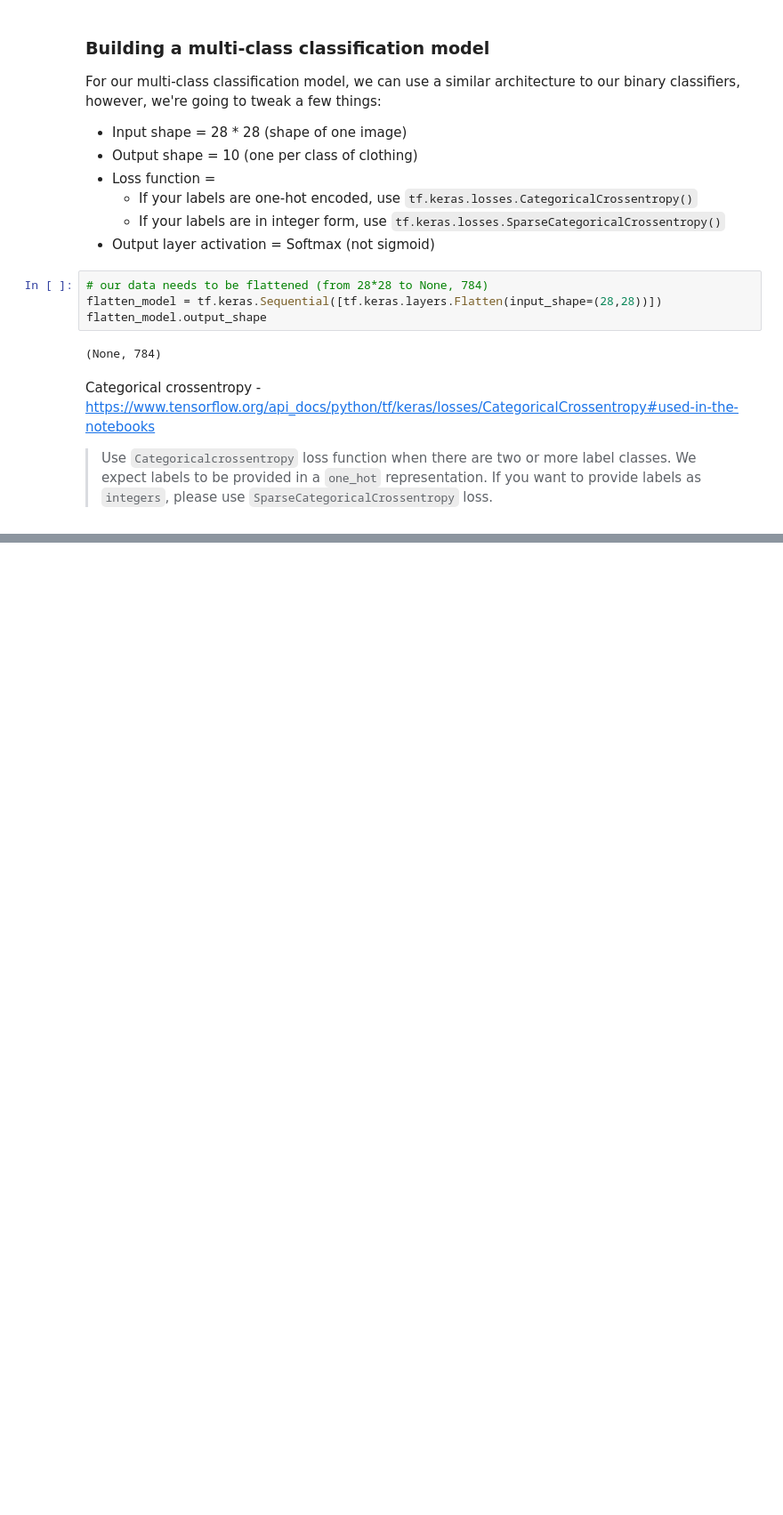
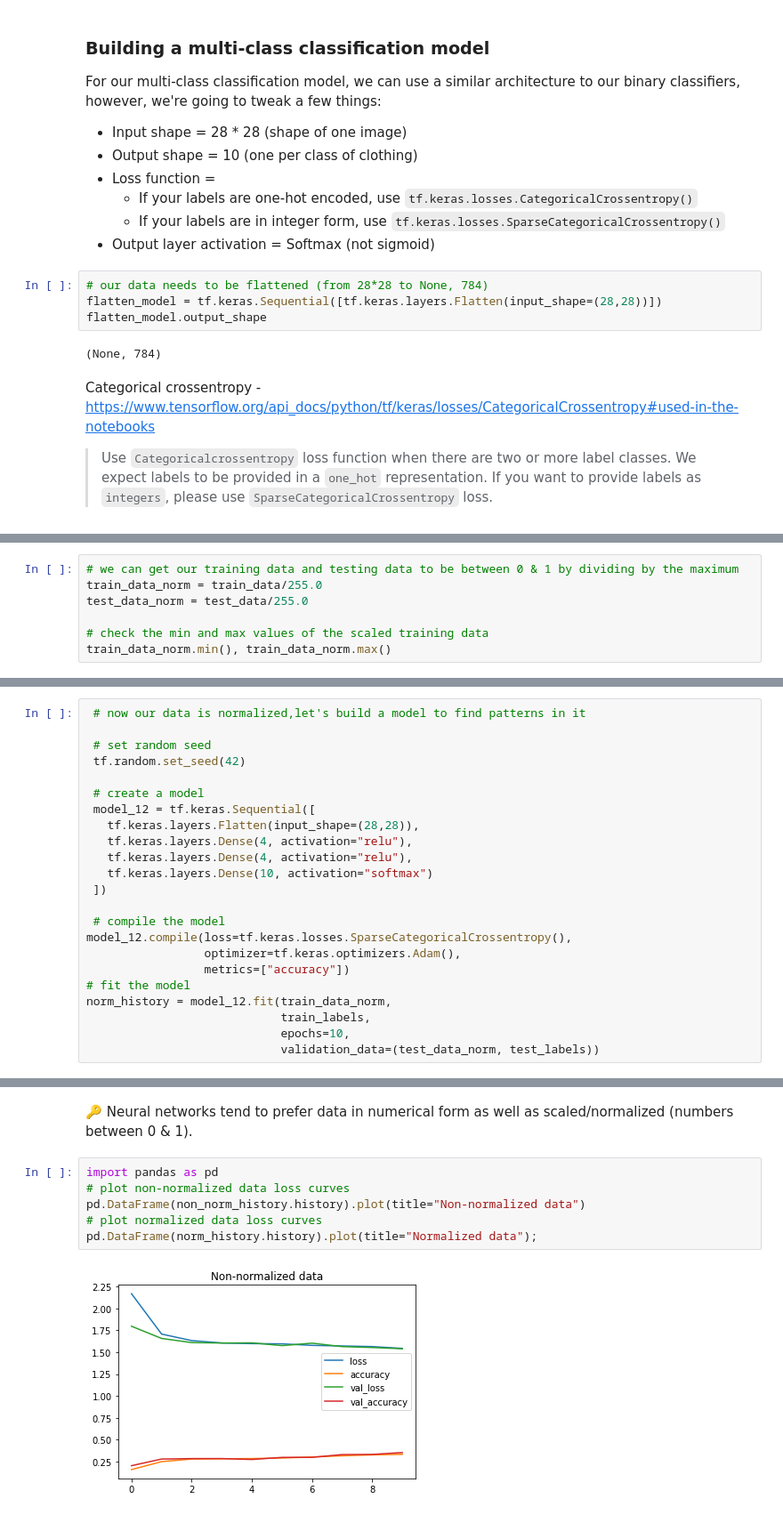
Before and after one commit to shaluc04/tensorflow-for-deeplearning, a Jupyter notebook: 02_neural_network_classification_with_tensorflow.ipynb, the cells around one changed output, grey strips where cells are left out. Shown: that part at 89% size. Saved outputs shown, nothing was run; the diff lists cells and outputs as text; blank space fills up the shorter version.

```diff
--- a/02_neural_network_classification_with_tensorflow.ipynb
+++ b/02_neural_network_classification_with_tensorflow.ipynb
@@ -1140,0 +1155,7 @@ Epoch 10/10
+# %%
+# we can get our training data and testing data to be between 0 & 1 by dividing by the maximum
+train_data_norm = train_data/255.0
+test_data_norm = test_data/255.0
+
+# check the min and max values of the scaled training data
+train_data_norm.min(), train_data_norm.max()
@@ -1140,0 +1164,23 @@ Epoch 10/10
+# %%
+ # now our data is normalized,let's build a model to find patterns in it
+
+ # set random seed
+ tf.random.set_seed(42)
+
+ # create a model
+ model_12 = tf.keras.Sequential([
+   tf.keras.layers.Flatten(input_shape=(28,28)),
+   tf.keras.layers.Dense(4, activation="relu"),
+   tf.keras.layers.Dense(4, activation="relu"),
+   tf.keras.layers.Dense(10, activation="softmax")
+ ])
+
+ # compile the model
+model_12.compile(loss=tf.keras.losses.SparseCategoricalCrossentropy(),
+                 optimizer=tf.keras.optimizers.Adam(),
+                 metrics=["accuracy"])
+# fit the model
+norm_history = model_12.fit(train_data_norm,
+                            train_labels,
+                            epochs=10,
+                            validation_data=(test_data_norm, test_labels))
@@ -1140,0 +1208,10 @@ Epoch 10/10
+# %% [markdown]
+🔑 Neural networks tend to prefer data in numerical form as well as scaled/normalized (numbers between 0 & 1).
+# %%
+import pandas as pd
+# plot non-normalized data loss curves
+pd.DataFrame(non_norm_history.history).plot(title="Non-normalized data")
+# plot normalized data loss curves
+pd.DataFrame(norm_history.history).plot(title="Normalized data");
+# %% [output]
+[figure, added]
```
Also changed, not shown: parts of 47 cells of this notebook.
